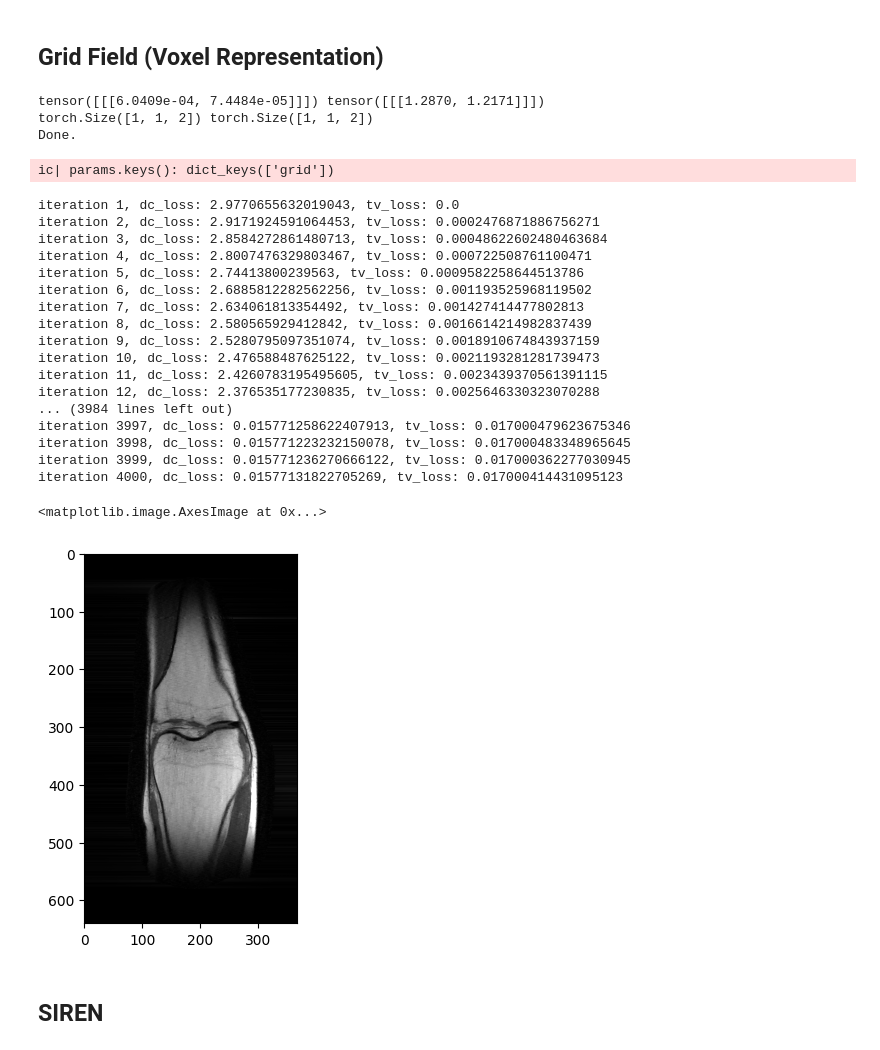
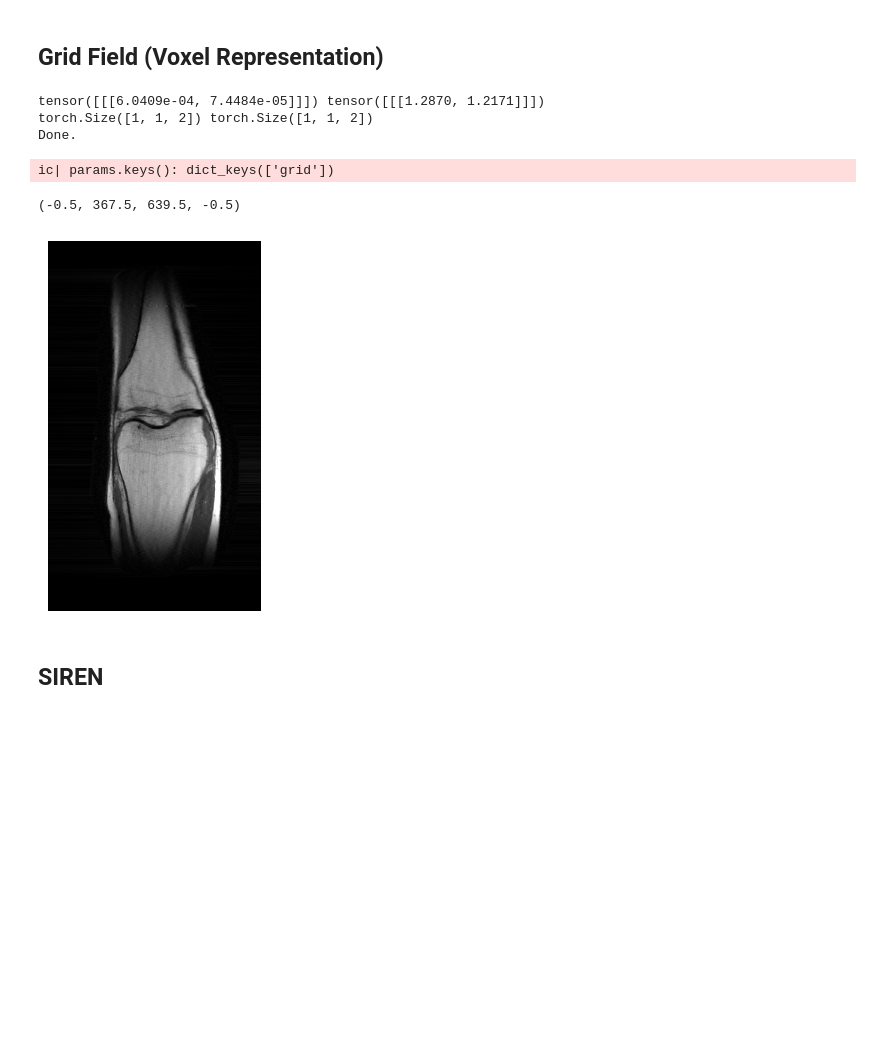
Before and after one commit to gRox167/ese5934_project, a Jupyter notebook: Experiments.ipynb, the cells around one changed output. Cells and saved outputs as stored; diff of their text form; code cells hidden in the pictures; blank space fills up the shorter version.

```diff
--- a/Experiments.ipynb
+++ b/Experiments.ipynb
@@ -155,44 +156,28 @@ Done.
 # %%
 scheduler = lambda t: 0.8 ** (t // 400) * 1e-1
 optimizer = torchopt.adam(lr=0.1)
 kspace, (mean, std), masked_kspace, mask, csm = dataset_4[15]
 field = Grid((640, 368), mean, std)
 params, image_list_ADAM = reconstruct(
     field,
     torch.rand(1, 2),
     masked_kspace,
     csm,
     mask,
     alpha=0.005,
     optimizer=optimizer,
     iterations=4000,
     device=torch.device("cuda"),
 )
 plt.imshow(complex_abs(image_list_ADAM[-1]), cmap="gray", vmax=25)
+plt.axis("off")
 # %% [output]
 tensor([[[6.0409e-04, 7.4484e-05]]]) tensor([[[1.2870, 1.2171]]])
 torch.Size([1, 1, 2]) torch.Size([1, 1, 2])
 Done.
 ic| params.keys(): dict_keys(['grid'])
-iteration 1, dc_loss: 2.9770655632019043, tv_loss: 0.0
-iteration 2, dc_loss: 2.9171924591064453, tv_loss: 0.0002476871886756271
-iteration 3, dc_loss: 2.8584272861480713, tv_loss: 0.00048622602480463684
-iteration 4, dc_loss: 2.8007476329803467, tv_loss: 0.000722508761100471
-iteration 5, dc_loss: 2.74413800239563, tv_loss: 0.0009582258644513786
-iteration 6, dc_loss: 2.6885812282562256, tv_loss: 0.001193525968119502
-iteration 7, dc_loss: 2.634061813354492, tv_loss: 0.001427414477802813
-iteration 8, dc_loss: 2.580565929412842, tv_loss: 0.0016614214982837439
-iteration 9, dc_loss: 2.5280795097351074, tv_loss: 0.0018910674843937159
-iteration 10, dc_loss: 2.476588487625122, tv_loss: 0.0021193281281739473
-iteration 11, dc_loss: 2.4260783195495605, tv_loss: 0.0023439370561391115
-iteration 12, dc_loss: 2.376535177230835, tv_loss: 0.0025646330323070288
-... (3984 lines left out)
-iteration 3997, dc_loss: 0.015771258622407913, tv_loss: 0.017000479623675346
-iteration 3998, dc_loss: 0.015771223232150078, tv_loss: 0.017000483348965645
-iteration 3999, dc_loss: 0.015771236270666122, tv_loss: 0.017000362277030945
-iteration 4000, dc_loss: 0.01577131822705269, tv_loss: 0.017000414431095123
+(-0.5, 367.5, 639.5, -0.5)
-<matplotlib.image.AxesImage at 0x...>
-[figure, old version]
+[figure, new version]
 # %% [markdown]
 ## SIREN
 # %%
```
Also changed, not shown: parts of 9 cells of this notebook, 7 other files.
